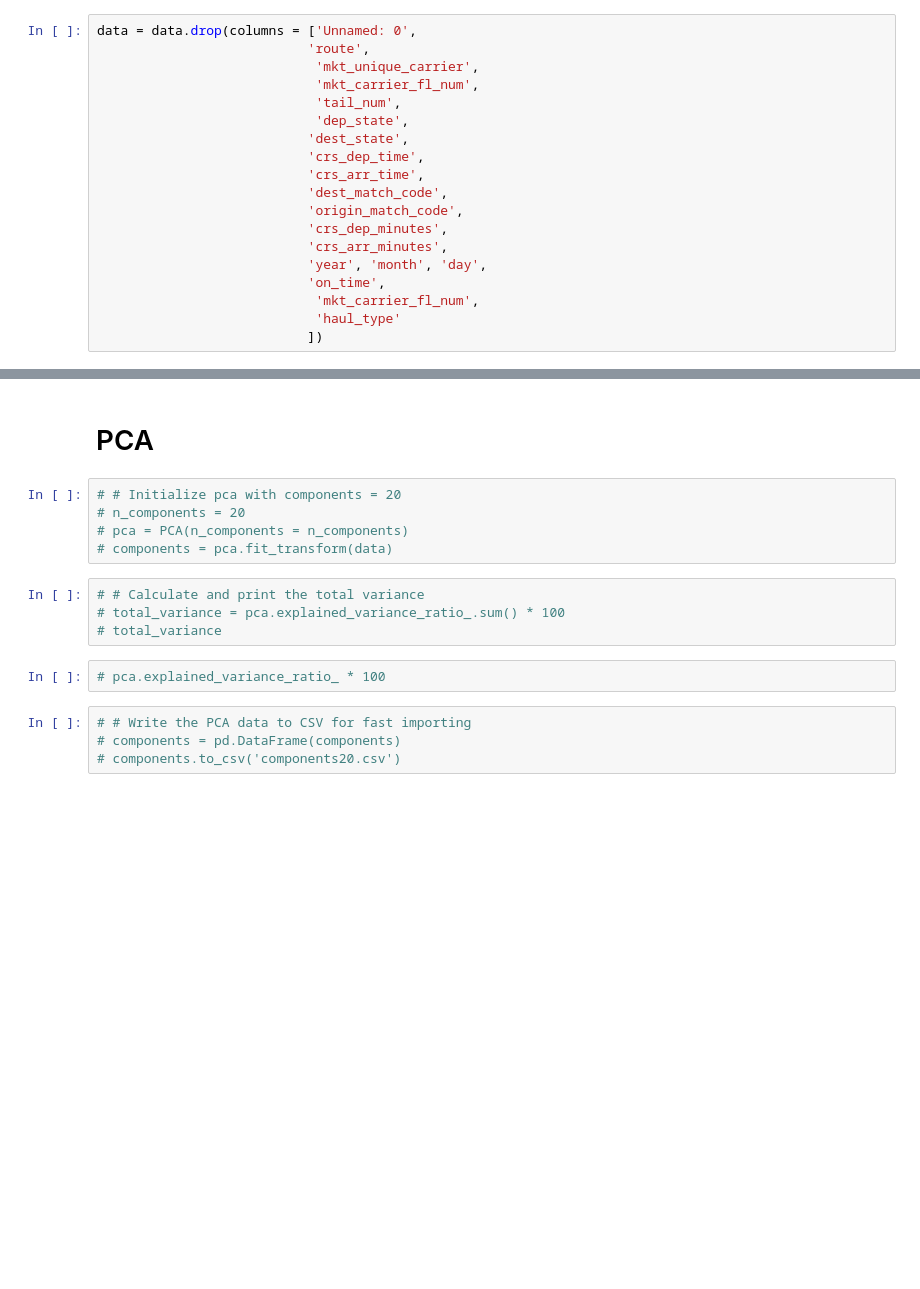
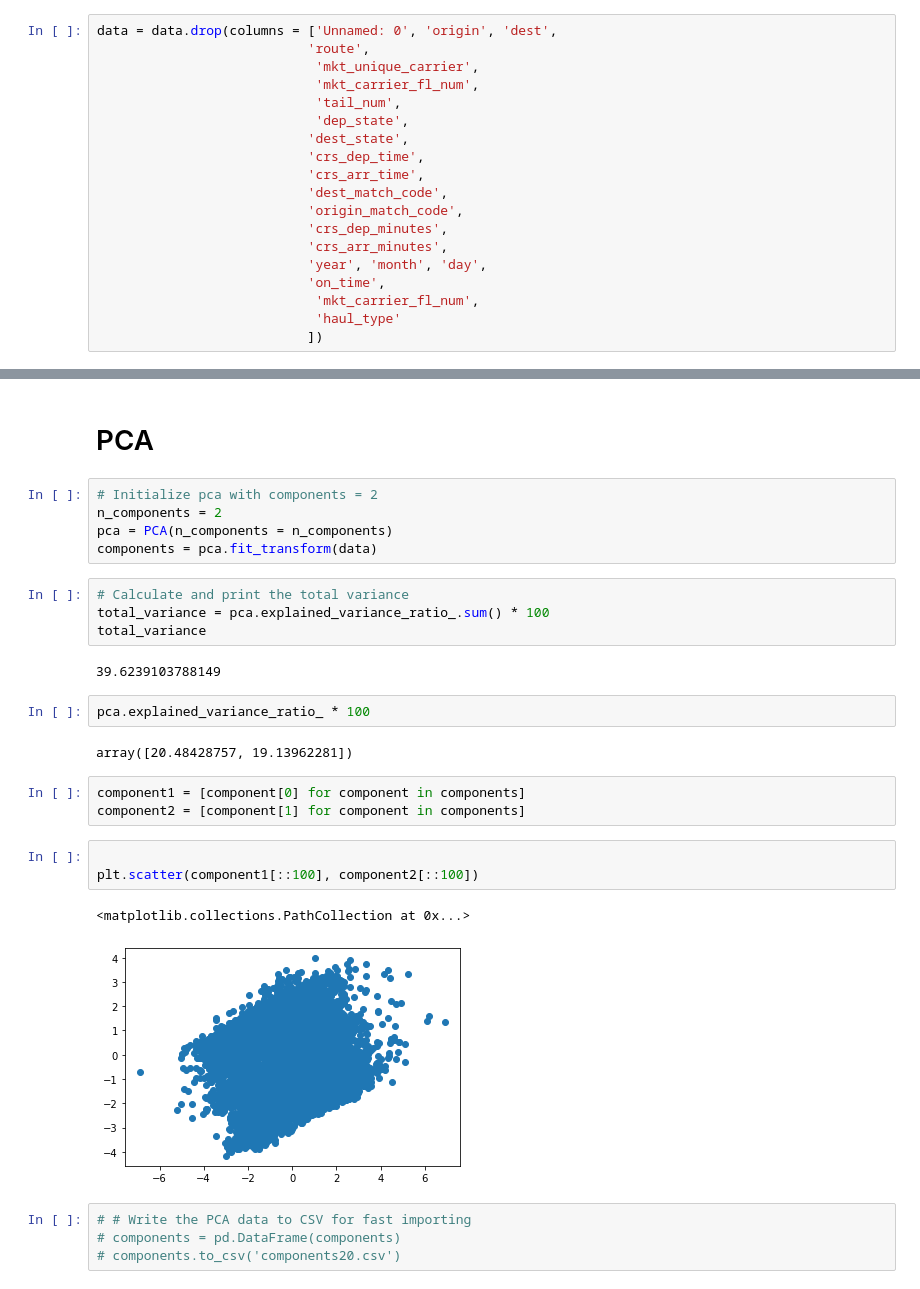
Before and after one commit to bernpb/Flight_Delay_Prediction, a Jupyter notebook: bern_modeling.ipynb, the cells around one changed output, grey strips where cells are left out. Drawn from its saved outputs; the diff is of its cells as text; blank space fills up the shorter version.

```diff
--- a/bern_modeling.ipynb
+++ b/bern_modeling.ipynb
@@ -111,7 +113,7 @@ data.head()
 target = data['arr_delay']
 data = data.drop(columns = 'arr_delay')
 # %%
-data = data.drop(columns = ['Unnamed: 0',
+data = data.drop(columns = ['Unnamed: 0', 'origin', 'dest',
                            'route',
                             'mkt_unique_carrier',
                             'mkt_carrier_fl_num',
@@ -257,16 +249,29 @@ We need to apply different selection techniques to find out which one will be th
 # %% [markdown]
 # PCA
 # %%
-# # Initialize pca with components = 20
-# n_components = 20
-# pca = PCA(n_components = n_components)
-# components = pca.fit_transform(data)
+# Initialize pca with components = 2
+n_components = 2
+pca = PCA(n_components = n_components)
+components = pca.fit_transform(data)
 # %%
-# # Calculate and print the total variance
-# total_variance = pca.explained_variance_ratio_.sum() * 100
-# total_variance
+# Calculate and print the total variance
+total_variance = pca.explained_variance_ratio_.sum() * 100
+total_variance
+# %% [output]
+39.6239103788149
 # %%
-# pca.explained_variance_ratio_ * 100
+pca.explained_variance_ratio_ * 100
+# %% [output]
+array([20.48428757, 19.13962281])
+# %%
+component1 = [component[0] for component in components]
+component2 = [component[1] for component in components]
+# %%
+
+plt.scatter(component1[::100], component2[::100])
+# %% [output]
+<matplotlib.collections.PathCollection at 0x...>
+[figure, added]
 # %%
 # # Write the PCA data to CSV for fast importing
 # components = pd.DataFrame(components)
```
Also changed, not shown: parts of 36 cells of this notebook.
